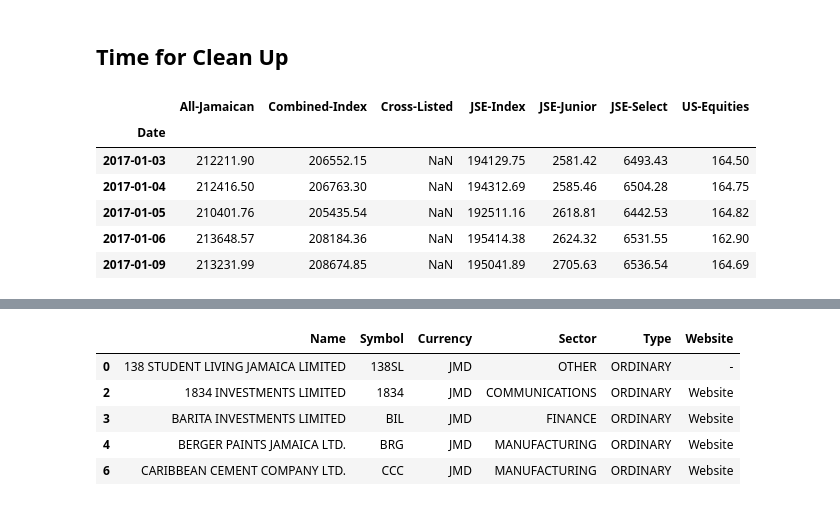
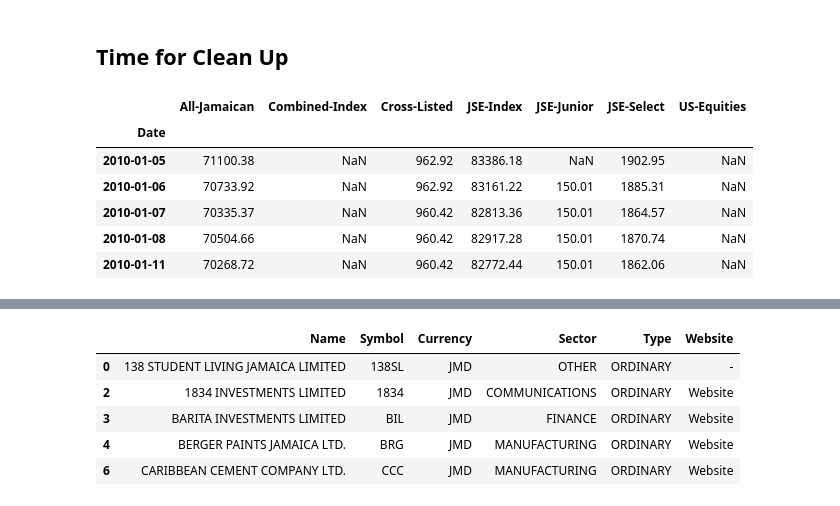
Before and after one commit to romwhyte/jsestockanalysis, a Jupyter notebook: stock analysis.ipynb, the cells around one changed output, grey strips where cells are left out. Cells and saved outputs as stored; diff of their text form; code cells hidden in the pictures.

```diff
--- a/stock analysis.ipynb
+++ b/stock analysis.ipynb
@@ -27,9 +32,10 @@ from sklearn.model_selection import train_test_split
 # %%
 #Pull the valid stock information
 slist = []
-filelist = os.listdir('c:/project/stockcsv/')
+folder = 'project'
+filelist = os.listdir('c:/'+folder+'/stockcsv/')
 for filename in filelist:
-    slist.append(pd.read_csv('c:/project/stockcsv/'+filename))
+    slist.append(pd.read_csv('c:/'+folder+'/stockcsv/'+filename))
 
 frame = pd.concat(slist, axis = 0, ignore_index = True)
 frame = frame.sort_values(by='Date')
@@ -70,9 +78,9 @@ df_info.head()
 #Pull the valid stock Indicies
 
 slist = []
-filelist = os.listdir('c:/project/stockindicies/')
+filelist = os.listdir('c:/'+folder+'/stockindicies/')
 for filename in filelist:
-    slist.append(pd.read_csv('c:/project/stockindicies/'+filename))
+    slist.append(pd.read_csv('c:/'+folder+'/stockindicies/'+filename))
 
 stkindices_frame = pd.concat(slist, axis = 0, ignore_index = True)
 stkindices_frame = stkindices_frame.dropna(axis=0)
@@ -92,22 +100,23 @@ stkindices_frame['Date'] = pd.to_datetime(stkindices_frame['Date'])
 # %%
 #split the indicies by index
 gp_index = stkindices_frame.groupby("Index")
 stk_indicies_list = [gp_index.get_group(x) for x in gp_index.groups]
 
 df_ind_data = pd.DataFrame()
 for idx, index in enumerate(stk_indicies_list):
     stk_indicies_list[idx] = stk_indicies_list[idx].set_index('Date')
     df_ind_data[index['Index'].iloc[0]] = stk_indicies_list[idx]['Value']
 
+df_ind_data = df_ind_data.sort_index(axis=0)
 df_ind_data.head()
 # %% [output]
 |  | All-Jamaican | Combined-Index | Cross-Listed | JSE-Index | JSE-Junior | JSE-Select | US-Equities |
 | Date |  |  |  |  |  |  |  |
-| 2017-01-03 | 212211.90 | 206552.15 | NaN | 194129.75 | 2581.42 | 6493.43 | 164.50 |
-| 2017-01-04 | 212416.50 | 206763.30 | NaN | 194312.69 | 2585.46 | 6504.28 | 164.75 |
-| 2017-01-05 | 210401.76 | 205435.54 | NaN | 192511.16 | 2618.81 | 6442.53 | 164.82 |
-| 2017-01-06 | 213648.57 | 208184.36 | NaN | 195414.38 | 2624.32 | 6531.55 | 162.90 |
-| 2017-01-09 | 213231.99 | 208674.85 | NaN | 195041.89 | 2705.63 | 6536.54 | 164.69 |
+| 2010-01-05 | 71100.38 | NaN | 962.92 | 83386.18 | NaN | 1902.95 | NaN |
+| 2010-01-06 | 70733.92 | NaN | 962.92 | 83161.22 | 150.01 | 1885.31 | NaN |
+| 2010-01-07 | 70335.37 | NaN | 960.42 | 82813.36 | 150.01 | 1864.57 | NaN |
+| 2010-01-08 | 70504.66 | NaN | 960.42 | 82917.28 | 150.01 | 1870.74 | NaN |
+| 2010-01-11 | 70268.72 | NaN | 960.42 | 82772.44 | 150.01 | 1862.06 | NaN |
 # %%
 frame = frame.rename(columns={'Close Price': 'Close'})
 frame.head()
```
Also changed, not shown: parts of 73 cells of this notebook.
